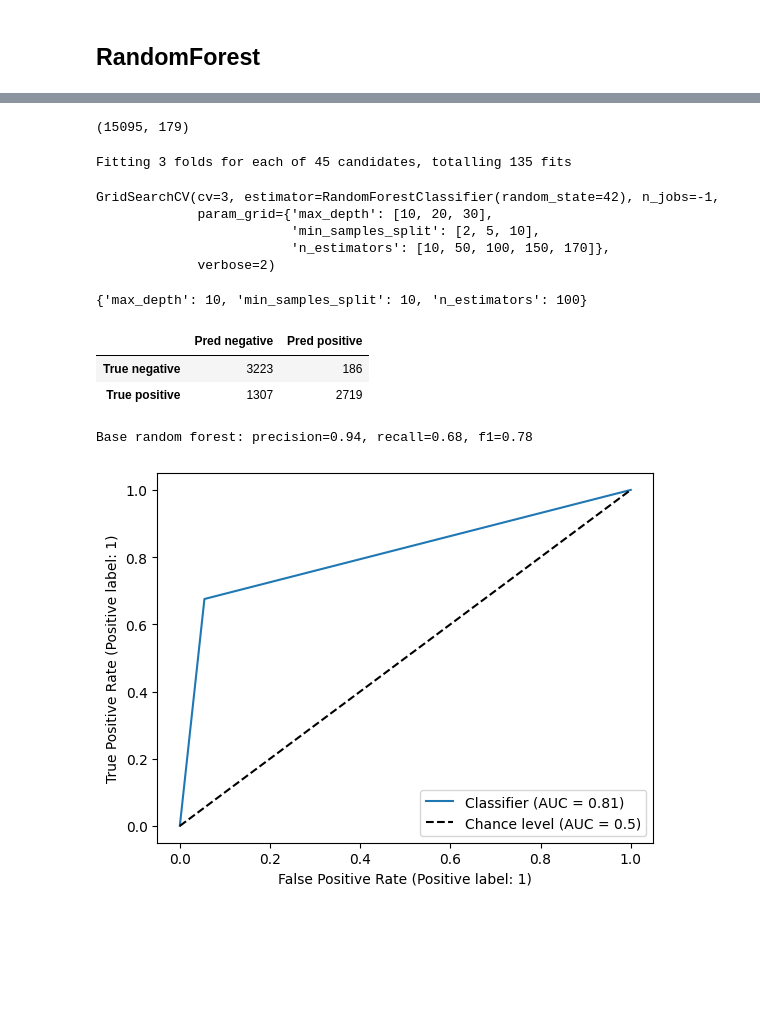
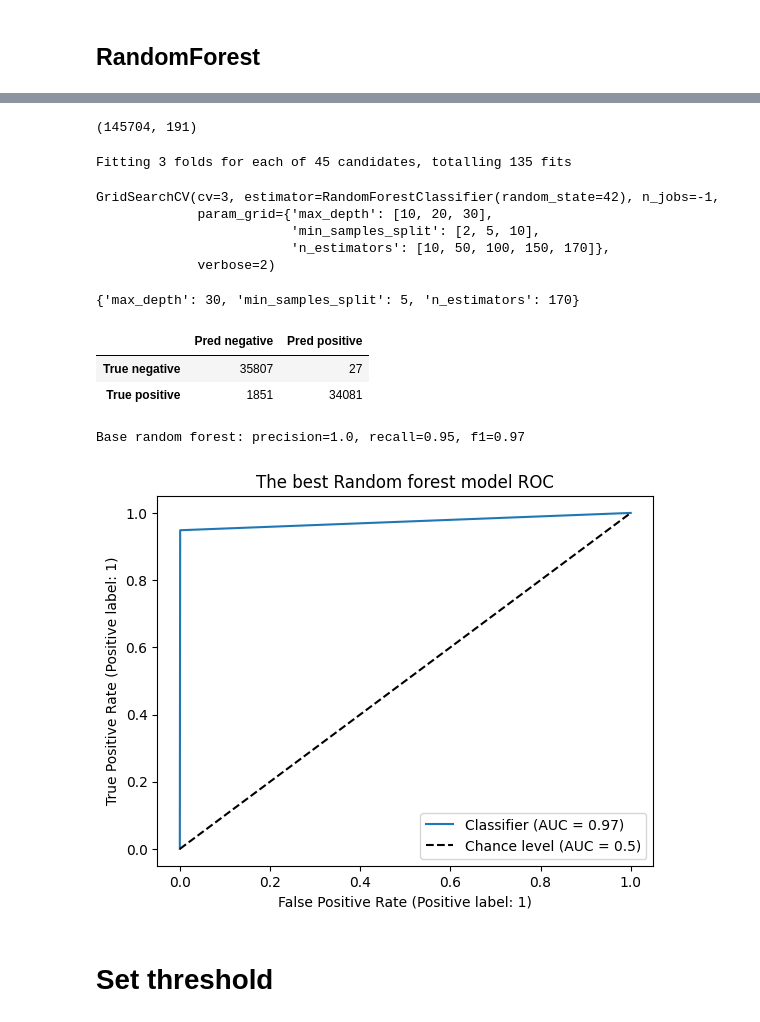
Before and after one commit to respwill/fraud_transaction, a Jupyter notebook: Training/train_model.ipynb, the cells around one changed output, grey strips where cells are left out. Drawn from its saved outputs; the diff is of its cells as text; code cells hidden in the pictures; blank space fills up the shorter version.

```diff
--- a/Training/train_model.ipynb
+++ b/Training/train_model.ipynb
@@ -7,8 +8,8 @@ from IPython.display import Image
 # %%
-train_X = pd.read_csv('../Dataset/train_X.csv')
-train_y = pd.read_csv('../Dataset/train_y.csv')
-test_X = pd.read_csv('../Dataset/test_X.csv')
-test_y = pd.read_csv('../Dataset/test_y.csv')
+train_X = pd.read_csv('../Dataset/SMOTE_train_X.csv')
+train_y = pd.read_csv('../Dataset/SMOTE_train_y.csv')
+test_X = pd.read_csv('../Dataset/SMOTE_test_X.csv')
+test_y = pd.read_csv('../Dataset/SMOTE_test_y.csv')
 # %%
 train_X.shape, train_y.shape
 # %% [output]
@@ -91,4 +90,0 @@ roc_display = RocCurveDisplay.from_predictions(test_y, pred_y, plot_chance_level
-# %%
-svc_base = SVC(random_state=42)
-svc_base.fit(train_X, train_y)
-pred_y = svc_base.predict(test_X)
@@ -117,7 +96,7 @@ from sklearn.model_selection import GridSearchCV
 # %%
 train_X.shape
 # %% [output]
-(15095, 179)
+(145704, 191)
 # %%
 param_grid = {
     'n_estimators': [10, 50, 100, 150, 170],
@@ -137,23 +116,27 @@ GridSearchCV(cv=3, estimator=RandomForestClassifier(random_state=42), n_jobs=-1,
 # %%
 print(grid_search.best_params_)
 # %% [output]
-{'max_depth': 10, 'min_samples_split': 10, 'n_estimators': 100}
+{'max_depth': 30, 'min_samples_split': 5, 'n_estimators': 170}
 # %%
-random_forest = RandomForestClassifier(random_state=42, max_depth=10, min_samples_split=10, n_estimators=100)
+random_forest = RandomForestClassifier(random_state=42, max_depth=30, min_samples_split=5, n_estimators=170)
 random_forest.fit(train_X, train_y)
 pred_y = random_forest.predict(test_X)
 # %%
 pd.DataFrame(confusion_matrix(test_y, pred_y), index=['True negative', 'True positive'], columns=['Pred negative', 'Pred positive'])
 # %% [output]
 |  | Pred negative | Pred positive |
-| True negative | 3223 | 186 |
-| True positive | 1307 | 2719 |
+| True negative | 35807 | 27 |
+| True positive | 1851 | 34081 |
 # %%
 dt_precision, dt_recall, dt_f1 = get_score(test_y, pred_y)
 print(f"Base random forest: precision={dt_precision}, recall={dt_recall}, f1={dt_f1}")
 # %% [output]
-Base random forest: precision=0.94, recall=0.68, f1=0.78
+Base random forest: precision=1.0, recall=0.95, f1=0.97
 # %%
-roc_display = RocCurveDisplay.from_predictions(test_y, pred_y, plot_chance_level=True)
+fig, ax = plt.subplots()
+roc_display = RocCurveDisplay.from_predictions(test_y, pred_y, plot_chance_level=True, ax=ax)
+ax.set_title('The best Random forest model ROC');
 # %% [output]
-[figure, old version]
+[figure, new version]
+# %% [markdown]
+# Set threshold
```
Also changed, not shown: parts of 24 cells of this notebook, 23 other files.
